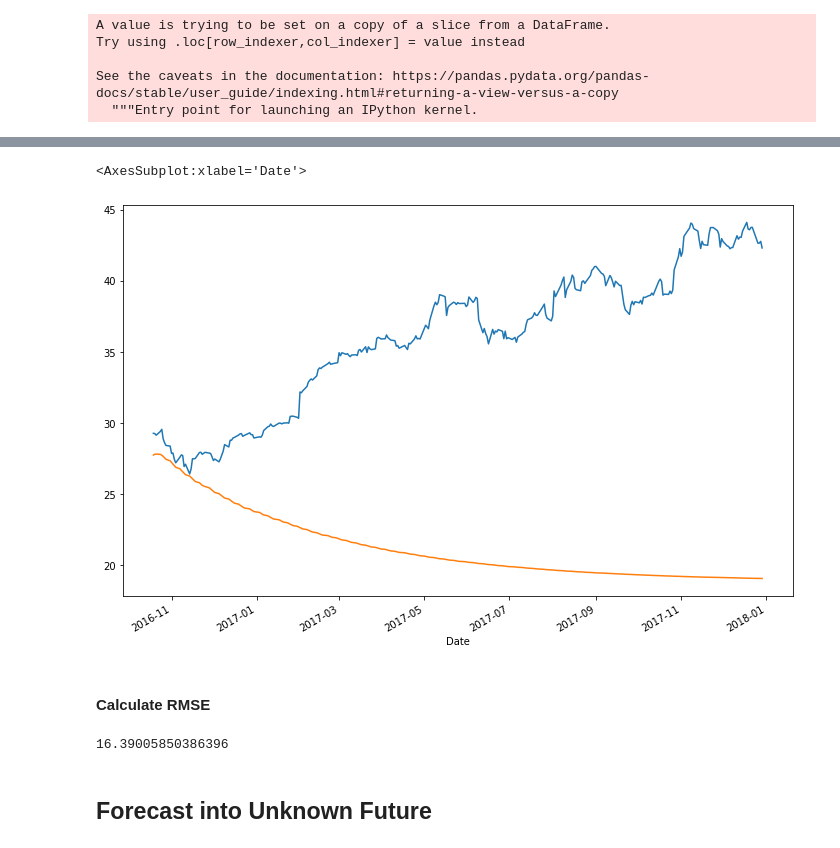
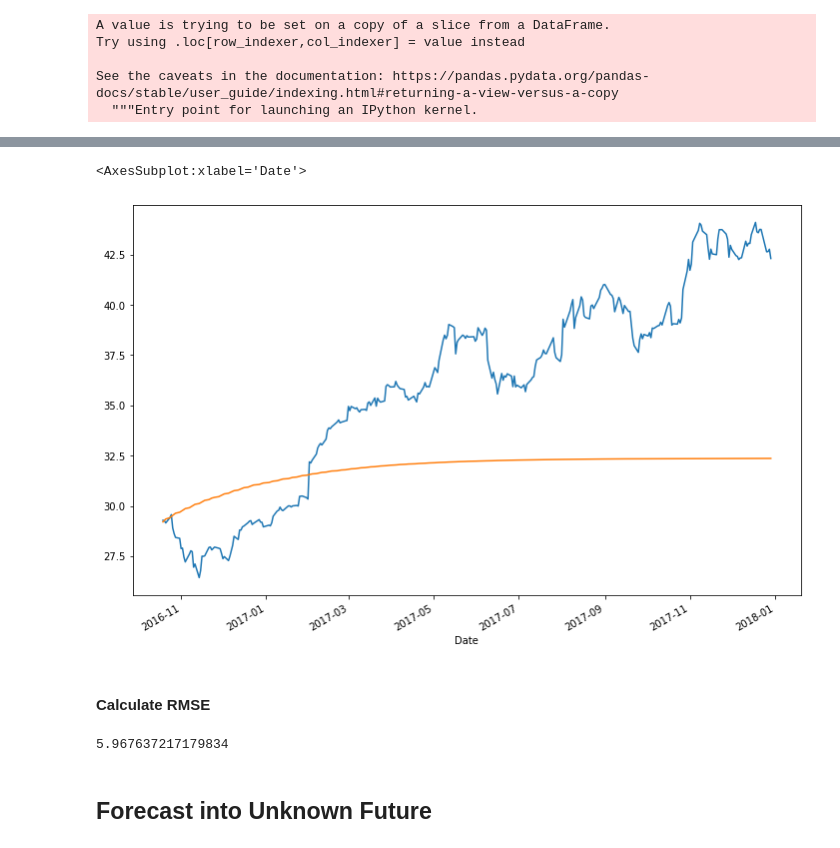
Before and after one commit to davidrtorres/Model-5-Stock-Price-Forecasting, a Jupyter notebook: LSTM_stocks_1_5_21-Copy1.ipynb, the cells around one changed output, grey strips where cells are left out. Drawn from its saved outputs; the diff is of its cells as text; code cells hidden in the pictures.

```diff
--- a/LSTM_stocks_1_5_21-Copy1.ipynb
+++ b/LSTM_stocks_1_5_21-Copy1.ipynb
@@ -13,7 +13,7 @@ sequence data-data tht comes in a particular order
 # %%
 #df_1.head()
 # %%
-df_1 = pd.read_csv('data/apple_2012_1_1-2019_12_17.csv', parse_dates=True, index_col=[0])
+df_1 = pd.read_csv('apple_2012_1_1-2019_12_17.csv', parse_dates=True, index_col=[0])
 # %%
 apple_training = df_1['2012-1-1':'2018-1-1']
 # %%
@@ -370,19 +264,22 @@ test.head(25)
 # %%
+"""
+blue is what we know true values for
+"""
 test['Close'].plot(figsize=(12,8))
 test['LSTM Predictions'].plot()
 # %% [output]
 <AxesSubplot:xlabel='Date'>
-[figure, old version]
+[figure, new version]
 # %% [markdown]
 #### Calculate RMSE
 # %%
 from sklearn.metrics import mean_squared_error
 # %%
 #how accurate model predicts reponse
-rmse = np.sqrt(mean_squared_error(test['Close'],test['Predictions']))
+rmse = np.sqrt(mean_squared_error(test['Close'],test['LSTM Predictions']))
 rmse
 # %% [output]
-16.39005850386396
+5.967637217179834
 # %% [markdown]
 ## Forecast into Unknown Future
 # %%
```
Also changed, not shown: parts of 78 cells of this notebook.
